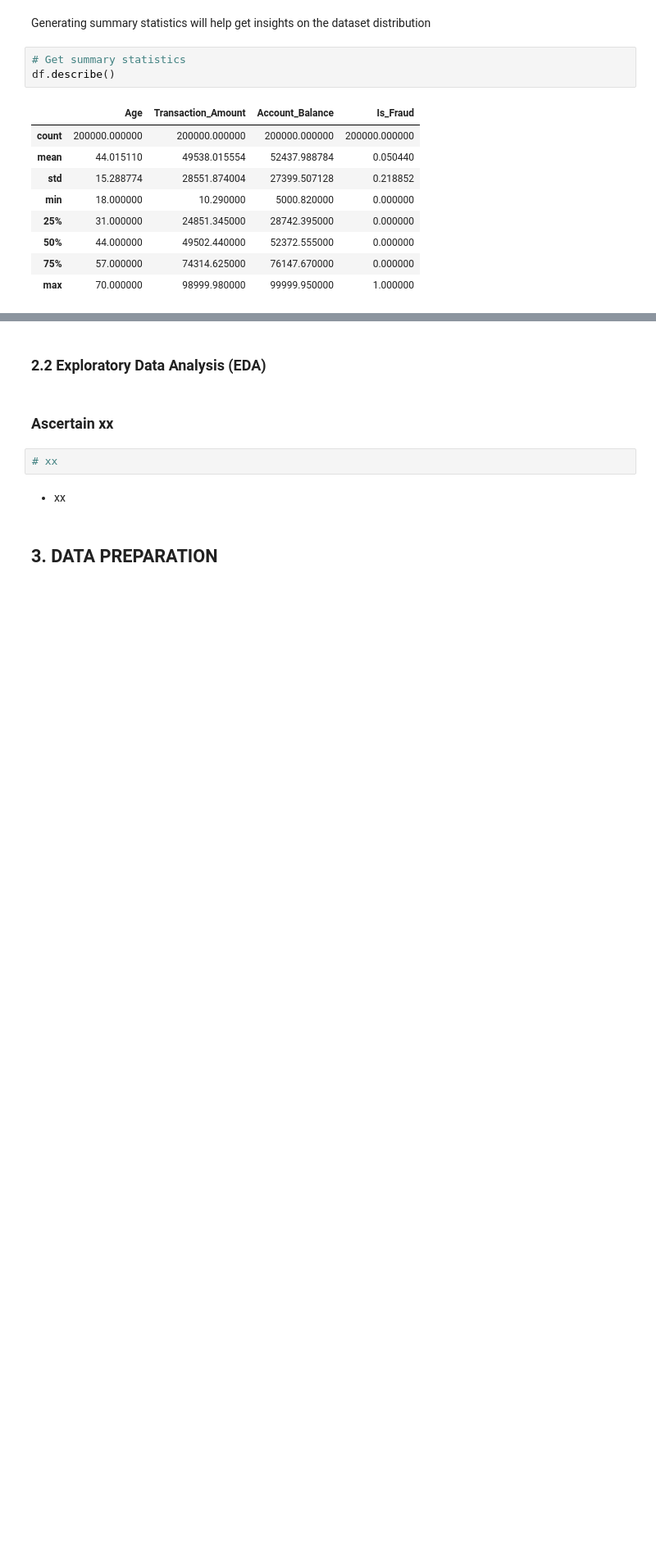
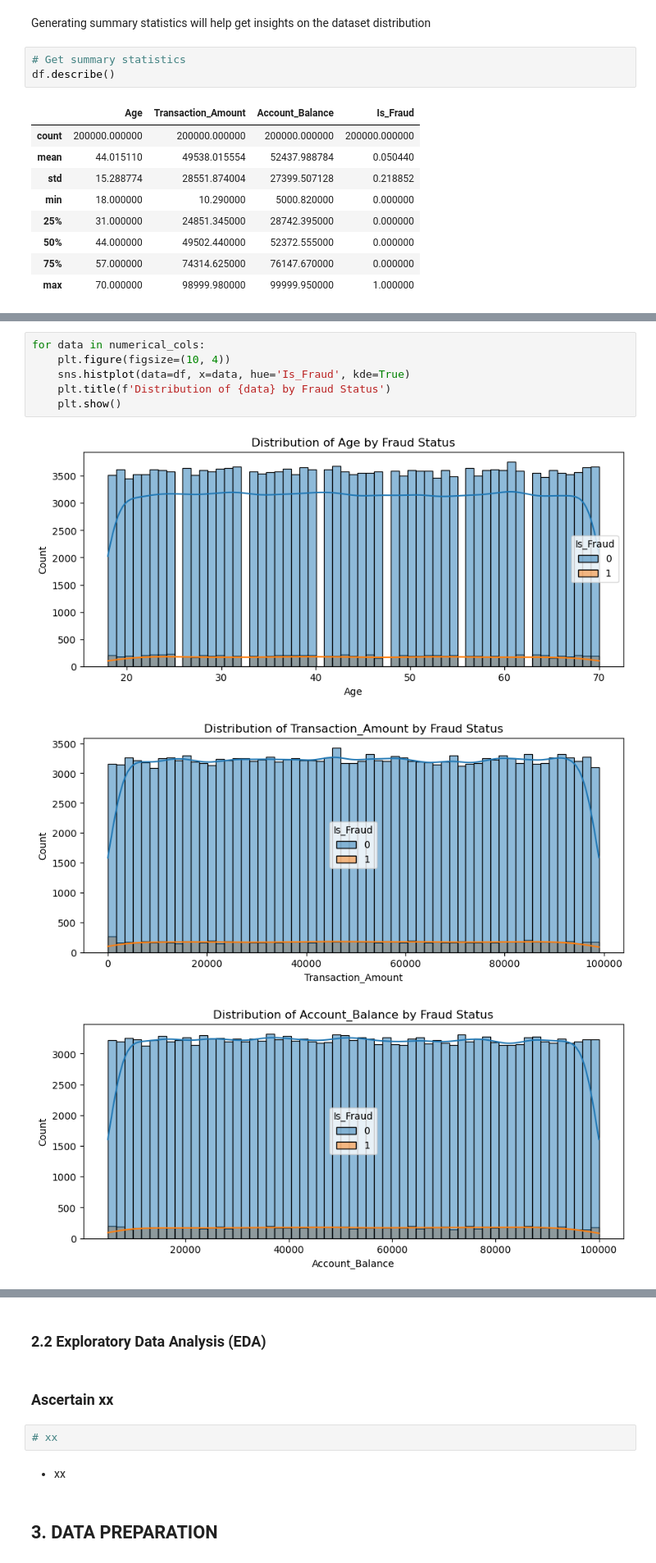
Before and after one commit to gkipkirui1/DSF-PT08P5-GROUP4-CAPSTONE-PROJECT, a Jupyter notebook: index.ipynb, the cells around one changed output, grey strips where cells are left out. Shown at 82% size. Saved outputs shown, nothing was run; the diff lists cells and outputs as text; blank space fills up the shorter version.

```diff
--- a/index.ipynb
+++ b/index.ipynb
@@ -204,0 +248,10 @@ df.describe()
+# %%
+for data in numerical_cols:
+    plt.figure(figsize=(10, 4))
+    sns.histplot(data=df, x=data, hue='Is_Fraud', kde=True)
+    plt.title(f'Distribution of {data} by Fraud Status')
+    plt.show()
+# %% [output]
+[figure, added]
+[figure, added]
+[figure, added]
```
Also changed, not shown: parts of 11 cells of this notebook.
